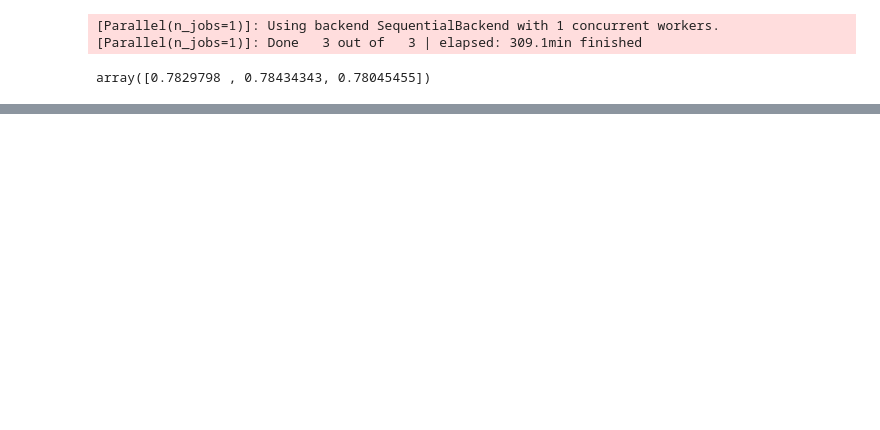
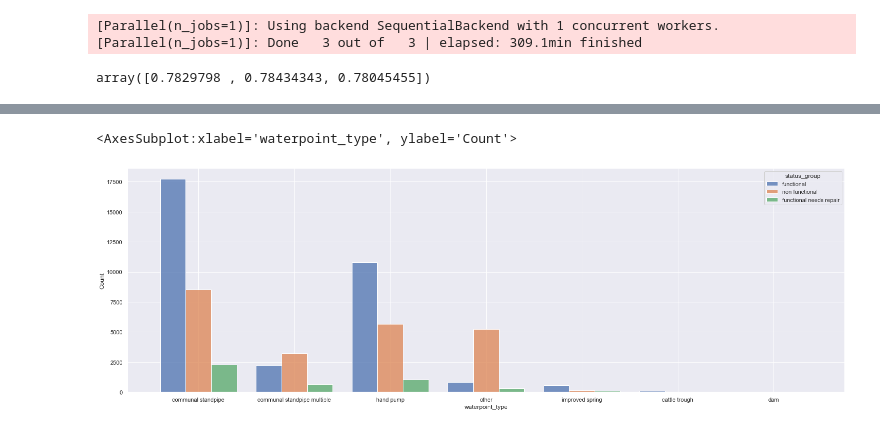
Before and after one commit to DataDoggo215/dsc-phase3-project, a Jupyter notebook: Notebooks/Ferit.ipynb, the cells around one changed output, grey strips where cells are left out. Cells and saved outputs as stored; diff of their text form; code cells hidden in the pictures; blank space fills up the shorter version.

```diff
--- a/Notebooks/Ferit.ipynb
+++ b/Notebooks/Ferit.ipynb
@@ -671,0 +561,6 @@ y_trains
+# %%
+sns.set(rc = {'figure.figsize':(25,8)})
+sns.histplot(x="waterpoint_type", hue="status_group", multiple="dodge", shrink=.8, data=df_train, binwidth=13)
+# %% [output]
+<AxesSubplot:xlabel='waterpoint_type', ylabel='Count'>
+[figure, added]
```
Also changed, not shown: parts of 60 cells of this notebook, 5 other files.
